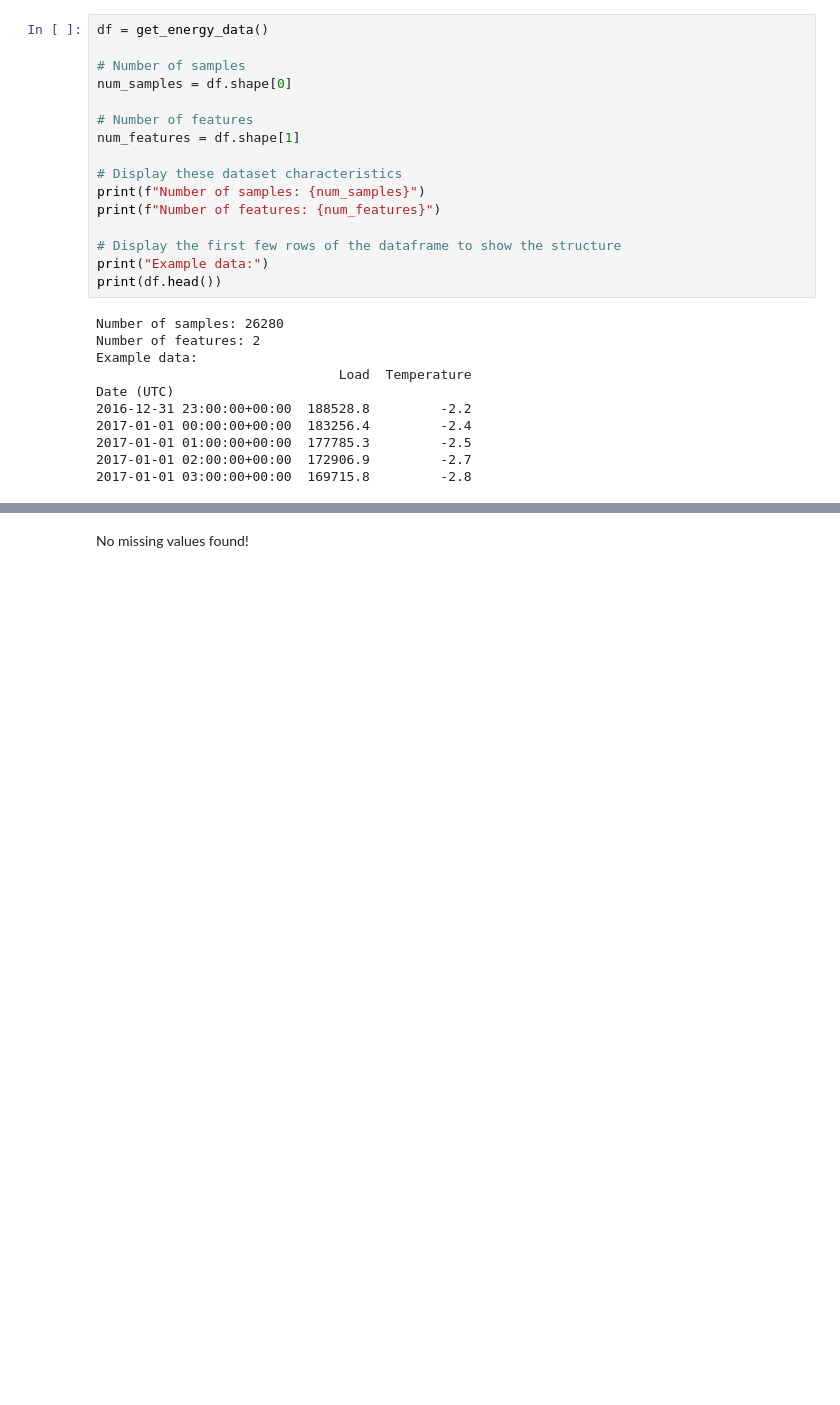
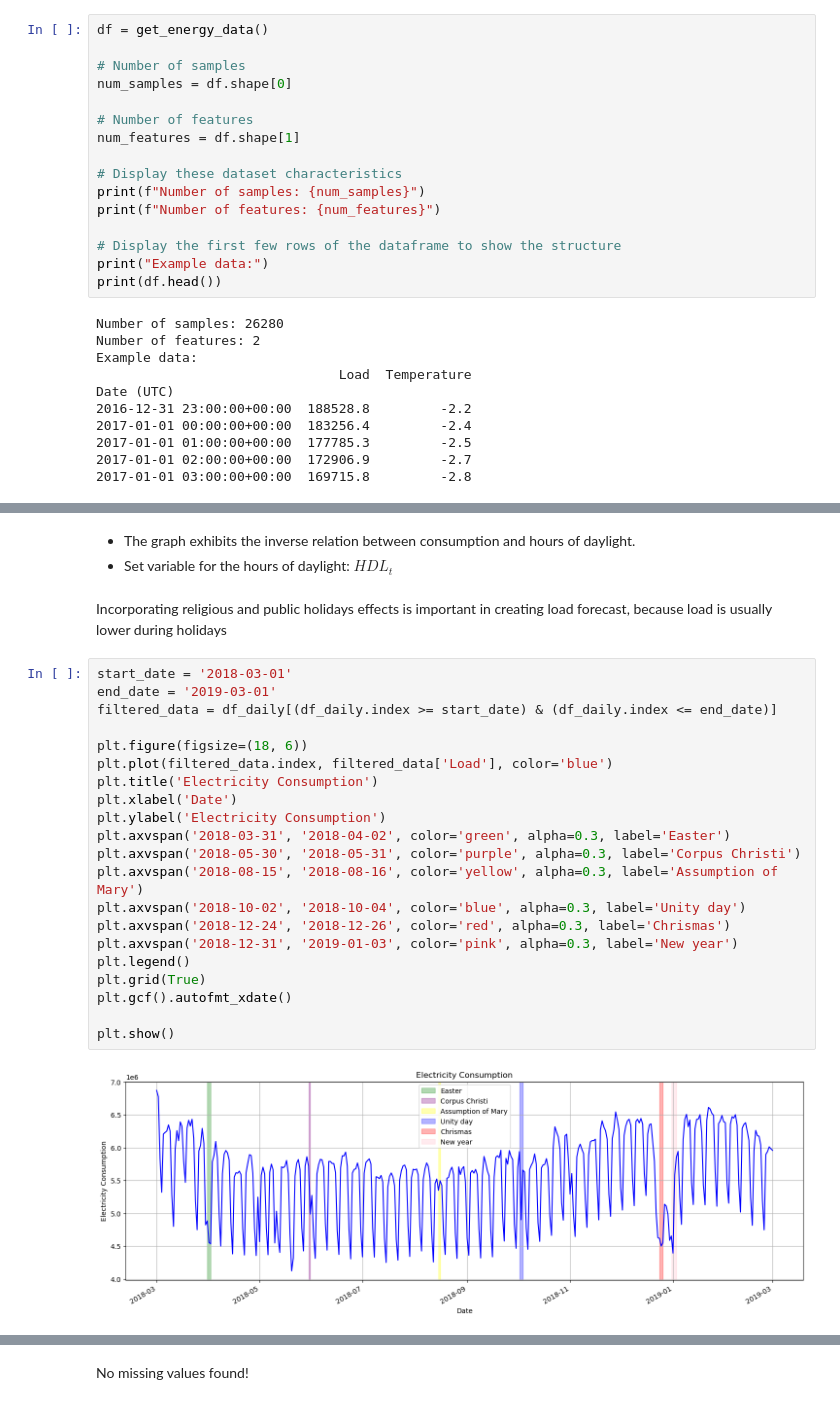
Before and after one commit to EjoelM/Opencampus_SH_TimeSeries_Energy, a Jupyter notebook: 1_DatasetCharacteristics/exploratory_data_analysis.ipynb, the cells around one changed output, grey strips where cells are left out. Saved outputs shown, nothing was run; the diff lists cells and outputs as text; blank space fills up the shorter version.

```diff
--- a/1_DatasetCharacteristics/exploratory_data_analysis.ipynb
+++ b/1_DatasetCharacteristics/exploratory_data_analysis.ipynb
@@ -45,0 +160,28 @@ Date (UTC)
+# %% [markdown]
+* The graph exhibits the inverse relation between consumption and hours of daylight.
+* Set variable for the hours of daylight: $HDL_t$
+# %% [markdown]
+Incorporating religious and public holidays effects is important in creating load forecast, because load is usually lower during holidays
+# %%
+start_date = '2018-03-01'
+end_date = '2019-03-01'
+filtered_data = df_daily[(df_daily.index >= start_date) & (df_daily.index <= end_date)]
+
+plt.figure(figsize=(18, 6))
+plt.plot(filtered_data.index, filtered_data['Load'], color='blue')
+plt.title('Electricity Consumption')
+plt.xlabel('Date')
+plt.ylabel('Electricity Consumption')
+plt.axvspan('2018-03-31', '2018-04-02', color='green', alpha=0.3, label='Easter')
+plt.axvspan('2018-05-30', '2018-05-31', color='purple', alpha=0.3, label='Corpus Christi')
+plt.axvspan('2018-08-15', '2018-08-16', color='yellow', alpha=0.3, label='Assumption of Mary')
+plt.axvspan('2018-10-02', '2018-10-04', color='blue', alpha=0.3, label='Unity day')
+plt.axvspan('2018-12-24', '2018-12-26', color='red', alpha=0.3, label='Chrismas')
+plt.axvspan('2018-12-31', '2019-01-03', color='pink', alpha=0.3, label='New year')
+plt.legend()
+plt.grid(True)
+plt.gcf().autofmt_xdate()
+
+plt.show()
+# %% [output]
+[figure, added]
```
Also changed, not shown: parts of 19 cells of this notebook, 1 other file.
